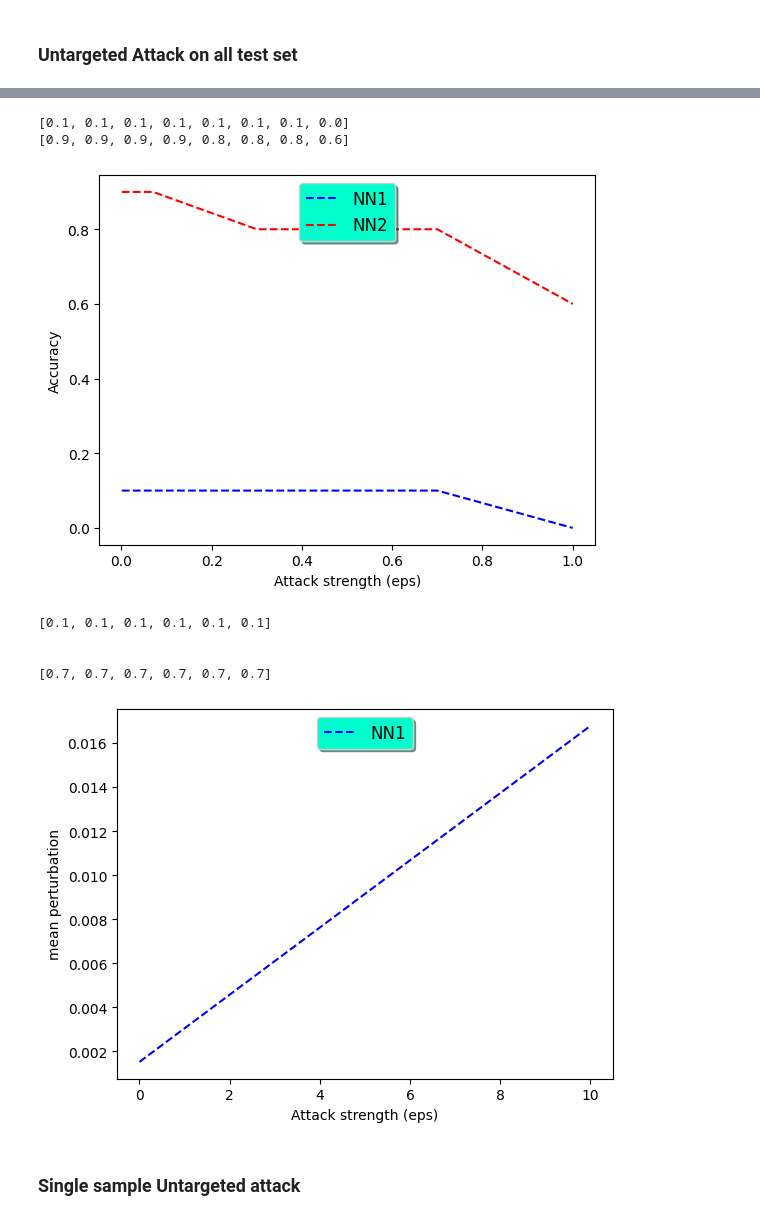
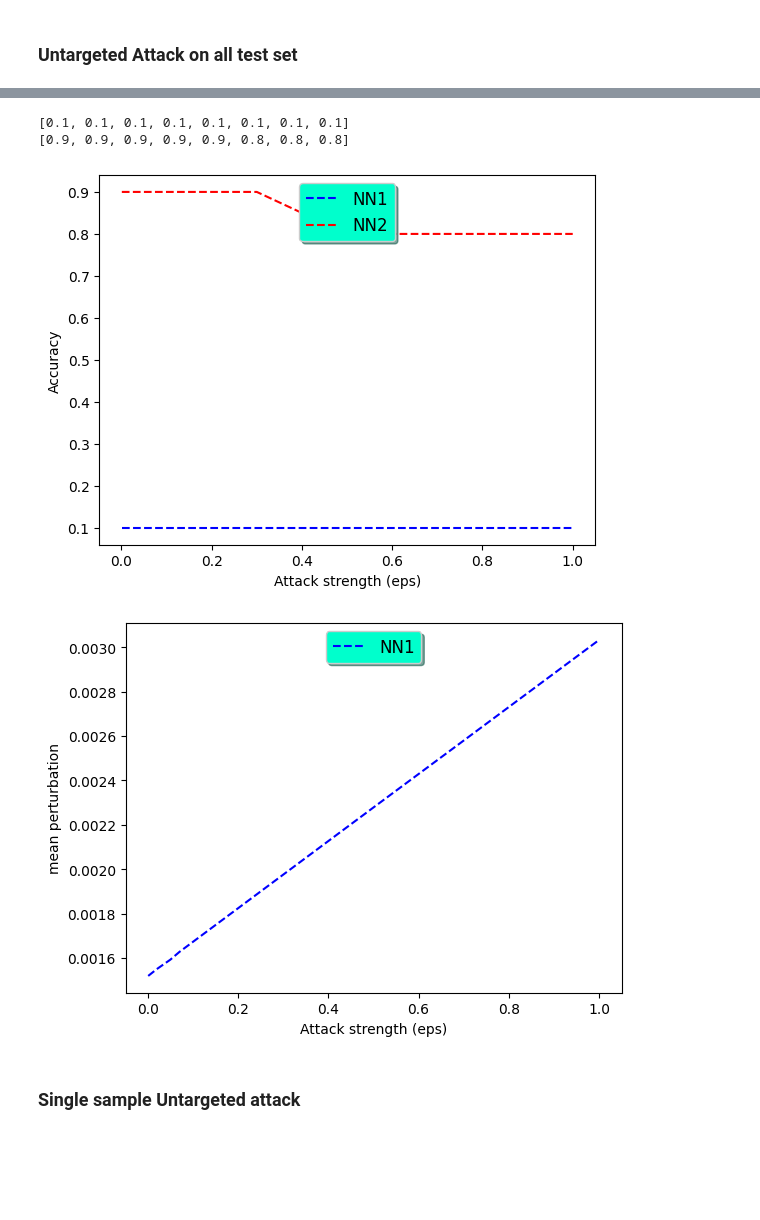
Before and after one commit to dany9999/Face_Recognition_Security, a Jupyter notebook: DeepFoolAttack.ipynb, the cells around one changed output, grey strips where cells are left out. Drawn from its saved outputs; the diff is of its cells as text; code cells hidden in the pictures; blank space fills up the shorter version.

Commit message:
Deepfool con resnet50

```diff
--- a/DeepFoolAttack.ipynb
+++ b/DeepFoolAttack.ipynb
@@ -58,5 +58,5 @@ def load_image(filename):
     tns = transforms.ToTensor()(rsz)
     tns.to(device)
     return tns
-model_resnet = PyTorchClassifier(resnet,input_shape=[160,160], loss=CrossEntropyLoss(),nb_classes=8631, device_type=device) #This class implements a classifier with the PyTorch framework.
+model_nn1 = PyTorchClassifier(resnet,input_shape=[160,160], loss=CrossEntropyLoss(),nb_classes=8631, device_type=device) #This class implements a classifier with the PyTorch framework.
 # %%
@@ -85,10 +86,10 @@ dataset_dir = "test_set_cropped_piccolo/"
 eps_range = [0.001, 0.02 ,0.05, 0.07, 0.3, 0.5, 0.7, 1]
 max_iter = 5
 
-accuracy_for_eps_resnet = []
-perturbation_for_eps_resnet = []
-accuracy_for_eps_senet = []
-perturbation_for_eps_senet = []
+accuracy_for_eps_nn1 = []
+perturbation_for_eps_nn1 = []
+accuracy_for_eps_nn250 = []
+perturbation_for_eps_nn250 = []
 
 total_images = 0
 print("Inizio Attacco DeepFool NON-TARGETED")
@@ -97,11 +98,11 @@ print("Inizio Attacco DeepFool NON-TARGETED")
 # model_resnet, model_senet, LABELS should be defined here
 
 for eps in eps_range:
-    correct_predictions_resnet = 0
-    correct_predictions_senet = 0
+    correct_predictions_nn1 = 0
+    correct_predictions_nn2 = 0
     total_images = 0
     perturbations = []
-    attack = DeepFool(classifier=model_resnet, epsilon=eps, max_iter=max_iter)
+    attack = DeepFool(classifier=model_nn1, epsilon=eps, max_iter=max_iter)
 
     print(f"**** Attacco con eps: {eps} ****")
     for filename in os.listdir(dataset_dir):
@@ -109,9 +110,9 @@ for eps in eps_range:
             person_path = os.path.join(dataset_dir, filename)
             test_img = load_image_NN1(person_path, device).numpy()
             test_images_adv = attack.generate(test_img)
-            resnet_predictions = model_resnet.predict(test_images_adv)
+            resnet_predictions = model_nn1.predict(test_images_adv)
             test_images_NN2 = load_test_image_NN2(test_images_adv)
-            senet_predictions = model_senet.predict(test_images_NN2)
+            senet_predictions = model_nn250.predict(test_images_NN2)
 
             correct_label = re.sub(r'_\d+_face_0\.jpg$', '', filename)
             perturbations.append(np.mean(np.abs(test_images_adv - test_img)))
@@ -122,20 +123,20 @@ for eps in eps_range:
             total_images += 1
 
             if correct_label in predicted_label_resnet:
-                correct_predictions_resnet += 1
+                correct_predictions_nn1 += 1
 
             if correct_label in predicted_label_senet:
-                correct_predictions_senet += 1
+                correct_predictions_nn2 += 1
 
     if total_images != 0:
         perturbation_mean = np.mean(perturbations)
-        perturbation_for_eps_resnet.append(perturbation_mean)
+        perturbation_for_eps_nn1.append(perturbation_mean)
 
-        accuracy_resnet = correct_predictions_resnet / total_images
-        accuracy_for_eps_resnet.append(accuracy_resnet)
+        accuracy_resnet = correct_predictions_nn1 / total_images
+        accuracy_for_eps_nn1.append(accuracy_resnet)
 
-        accuracy_senet = correct_predictions_senet / total_images
-        accuracy_for_eps_senet.append(accuracy_senet)
+        accuracy_senet = correct_predictions_nn2/ total_images
+        accuracy_for_eps_nn250.append(accuracy_senet)
 
         print(f"Accuracy ResNet for eps {eps}: {accuracy_resnet}")
         print(f"Accuracy SENet for eps {eps}: {accuracy_senet}")
@@ -162,39 +178,30 @@ quii
 # %%
-print(accuracy_for_eps_resnet)
-print(accuracy_for_eps_senet)
+print(accuracy_for_eps_nn1)
+print(accuracy_for_eps_nn250)
 # %% [output]
-[0.1, 0.1, 0.1, 0.1, 0.1, 0.1, 0.1, 0.0]
-[0.9, 0.9, 0.9, 0.9, 0.8, 0.8, 0.8, 0.6]
+[0.1, 0.1, 0.1, 0.1, 0.1, 0.1, 0.1, 0.1]
+[0.9, 0.9, 0.9, 0.9, 0.9, 0.8, 0.8, 0.8]
 # %%
 from matplotlib import pyplot as plt
 
 # plot accuracy/Attack strength
 
 fig, ax = plt.subplots()
 
-ax.plot(np.array(eps_range), np.array(accuracy_for_eps_resnet), 'b--', label='NN1')
-ax.plot(np.array(eps_range), np.array(accuracy_for_eps_senet), 'r--', label='NN2')
+ax.plot(np.array(eps_range), np.array(accuracy_for_eps_nn1), 'b--', label='NN1')
+ax.plot(np.array(eps_range), np.array(accuracy_for_eps_nn250), 'r--', label='NN2')
 
 legend = ax.legend(loc='upper center', shadow=True, fontsize='large')
 legend.get_frame().set_facecolor('#00FFCC')
 
 plt.xlabel('Attack strength (eps)')
 plt.ylabel('Accuracy')
 plt.show()
 # %% [output]
-[figure, old version]
+[figure, new version]
-# %%
-print(accuracy_for_eps_resnet)
-print("\n")
-print(accuracy_for_eps_senet)
-# %% [output]
-[0.1, 0.1, 0.1, 0.1, 0.1, 0.1]
-
-
-[0.7, 0.7, 0.7, 0.7, 0.7, 0.7]
 # %%
 fig, ax = plt.subplots()
-ax.plot(np.array(eps_range), np.array(perturbation_for_eps_resnet), 'b--', label='NN1')
+ax.plot(np.array(eps_range), np.array(perturbation_for_eps_nn1), 'b--', label='NN1')
 
 legend = ax.legend(loc='upper center', shadow=True, fontsize='large')
 legend.get_frame().set_facecolor('#00FFCC')
@@ -203,7 +210,7 @@ plt.xlabel('Attack strength (eps)')
 plt.ylabel('mean perturbation')
 plt.show()
 # %% [output]
-[figure, old version]
+[figure, new version]
 # %% [markdown]
 ### Single sample Untargeted attack
 # %%
```
Also changed, not shown: parts of 6 cells of this notebook.
